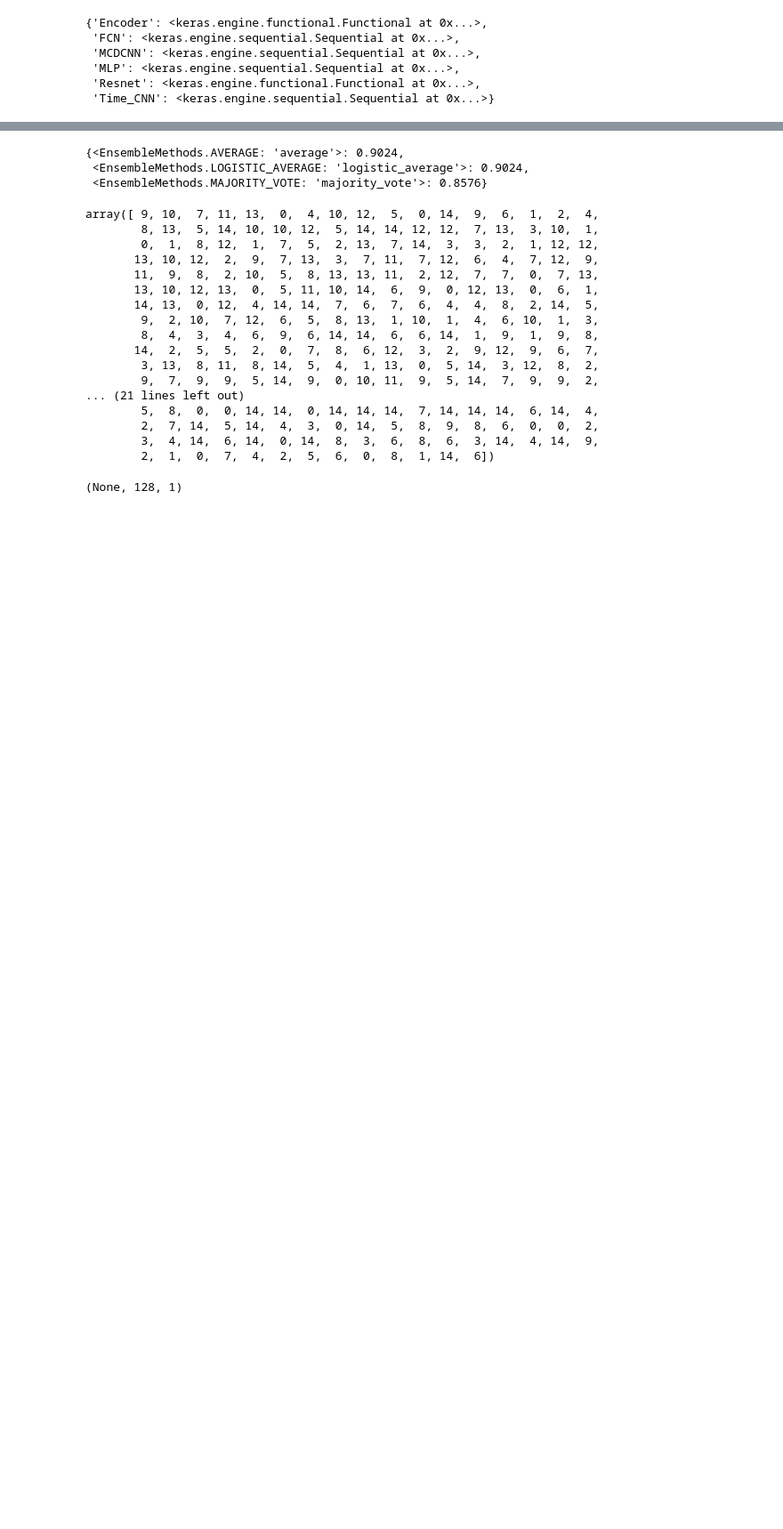
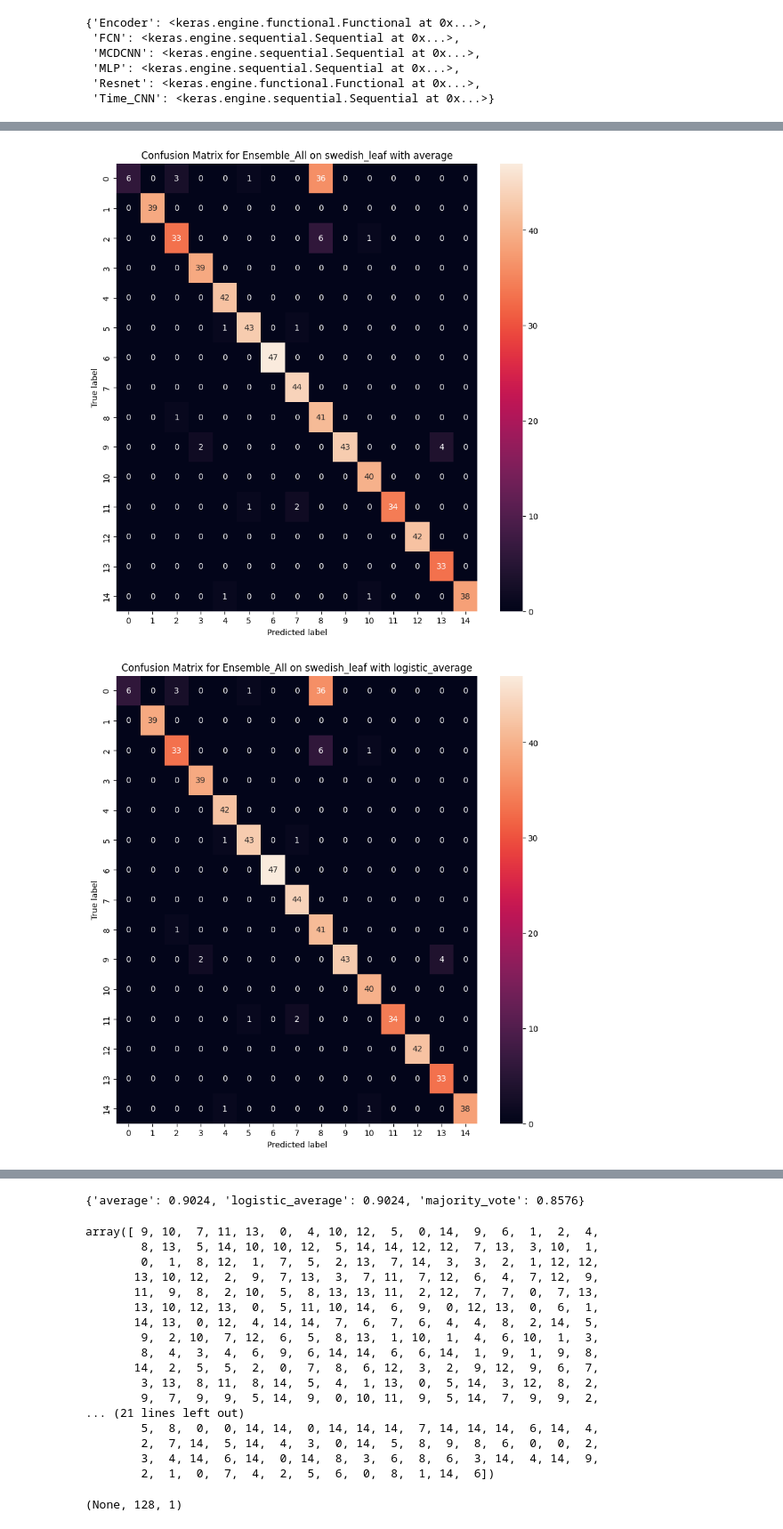
Before and after one commit to ProjectTimeSeriesClassificationUniUlm/EnsembleBasedTSC, a Jupyter notebook: src/EnsembleEvaluation.ipynb, the cells around one changed output, grey strips where cells are left out. Shown: that part at 89% size. Saved outputs shown, nothing was run; the diff lists cells and outputs as text; code cells hidden in the pictures; blank space fills up the shorter version.

Commit message:
evaluated a ensemble of all models on swedish leaf

```diff
--- a/src/EnsembleEvaluation.ipynb
+++ b/src/EnsembleEvaluation.ipynb
@@ -54,15 +49,23 @@ Your kernel may have been built without NUMA support.
  'Resnet': <keras.engine.functional.Functional at 0x...>,
  'Time_CNN': <keras.engine.sequential.Sequential at 0x...>}
 # %%
-def calc_ensemble_accuracy_score(x, f_x, models):
-    ensemble_methods = [method for method in EnsembleMethods]
+
+
+
+def get_ensemble_predictions(x, models):
+    ensemble_methods = ['average', 'logistic_average', 'majority_vote']# TODO: find a better way as [method for method in EnsembleMethods]
     ensembles = dict(zip(ensemble_methods,
                          list(map(lambda ensemble_type: Ensemble(models=list(models.values()), ensemble_type=ensemble_type),
                                   ensemble_methods))))
+    return valmap(lambda ensemble: np.array(ensemble.__ensemble_method__(x)),
+                  ensembles)
 
-    predicted_classes = valmap(lambda ensemble: np.array(ensemble.__ensemble_method__(x)),
-                               ensembles)
-    return valmap(partial(accuracy_score,f_x), predicted_classes)
+predicted_classes = get_ensemble_predictions(x_test, models)
 
-calc_ensemble_accuracy_score(x_test, y_test, models)
+accuracies = valmap(partial(accuracy_score,y_test), predicted_classes)
+confusion_matrices = valmap(partial(confusion_matrix ,y_test), predicted_classes)
+visualize_confusion_matrix(confusion_matrices['average'], "Ensemble_All", "swedish_leaf with average")
+visualize_confusion_matrix(confusion_matrices['logistic_average'], "Ensemble_All", "swedish_leaf with logistic_average")
+visualize_confusion_matrix(confusion_matrices['majority_vote'], "Ensemble_All", "swedish_leaf with majority_vote")
+accuracies
 # %% [output]
@@ -79,8 +82,10 @@ calc_ensemble_accuracy_score(x_test, y_test, models)
 20/20 [==============================] - 0s 3ms/step
 20/20 [==============================] - 0s 1ms/step
 20/20 [==============================] - 0s 3ms/step
 20/20 [==============================] - 0s 2ms/step
 20/20 [==============================] - 0s 1ms/step
 20/20 [==============================] - 0s 1ms/step
 20/20 [==============================] - 0s 3ms/step
 20/20 [==============================] - 0s 1ms/step
+[figure, added]
+[figure, added]
@@ -87,6 +93,4 @@ calc_ensemble_accuracy_score(x_test, y_test, models)
-{<EnsembleMethods.AVERAGE: 'average'>: 0.9024,
- <EnsembleMethods.LOGISTIC_AVERAGE: 'logistic_average'>: 0.9024,
- <EnsembleMethods.MAJORITY_VOTE: 'majority_vote'>: 0.8576}
+{'average': 0.9024, 'logistic_average': 0.9024, 'majority_vote': 0.8576}
 # %%
 y_test
 # %% [output]
```
Also changed, not shown: parts of 2 cells of this notebook.
